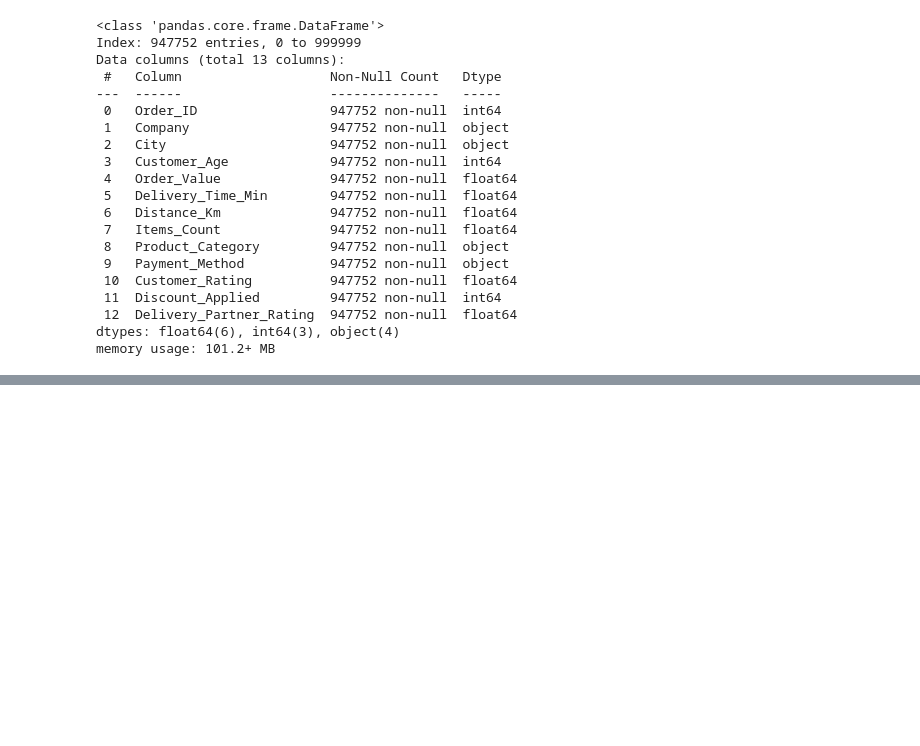
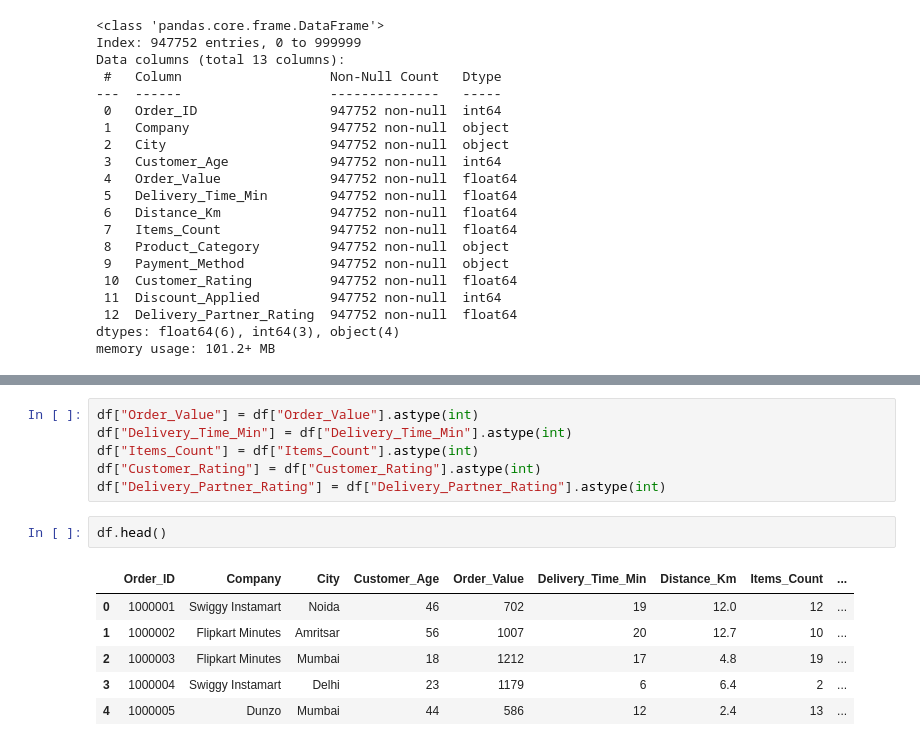
Before and after one commit to sankajithdjinasena/DataAnalysisProjects, a Jupyter notebook: Quick_Commerce_Analysis/Quick_Commerce_Analysis.ipynb, the cells around one changed output, grey strips where cells are left out. Cells and saved outputs as stored; diff of their text form; blank space fills up the shorter version.

```diff
--- a/Quick_Commerce_Analysis/Quick_Commerce_Analysis.ipynb
+++ b/Quick_Commerce_Analysis/Quick_Commerce_Analysis.ipynb
@@ -255,0 +306,15 @@ memory usage: 101.2+ MB
+# %%
+df["Order_Value"] = df["Order_Value"].astype(int)
+df["Delivery_Time_Min"] = df["Delivery_Time_Min"].astype(int)
+df["Items_Count"] = df["Items_Count"].astype(int)
+df["Customer_Rating"] = df["Customer_Rating"].astype(int)
+df["Delivery_Partner_Rating"] = df["Delivery_Partner_Rating"].astype(int)
+# %%
+df.head()
+# %% [output]
+|  | Order_ID | Company | City | Customer_Age | Order_Value | Delivery_Time_Min | Distance_Km | Items_Count | ... |
+| 0 | 1000001 | Swiggy Instamart | Noida | 46 | 702 | 19 | 12.0 | 12 | ... |
+| 1 | 1000002 | Flipkart Minutes | Amritsar | 56 | 1007 | 20 | 12.7 | 10 | ... |
+| 2 | 1000003 | Flipkart Minutes | Mumbai | 18 | 1212 | 17 | 4.8 | 19 | ... |
+| 3 | 1000004 | Swiggy Instamart | Delhi | 23 | 1179 | 6 | 6.4 | 2 | ... |
+| 4 | 1000005 | Dunzo | Mumbai | 44 | 586 | 12 | 2.4 | 13 | ... |
```
Also changed, not shown: parts of 6 cells of this notebook.
